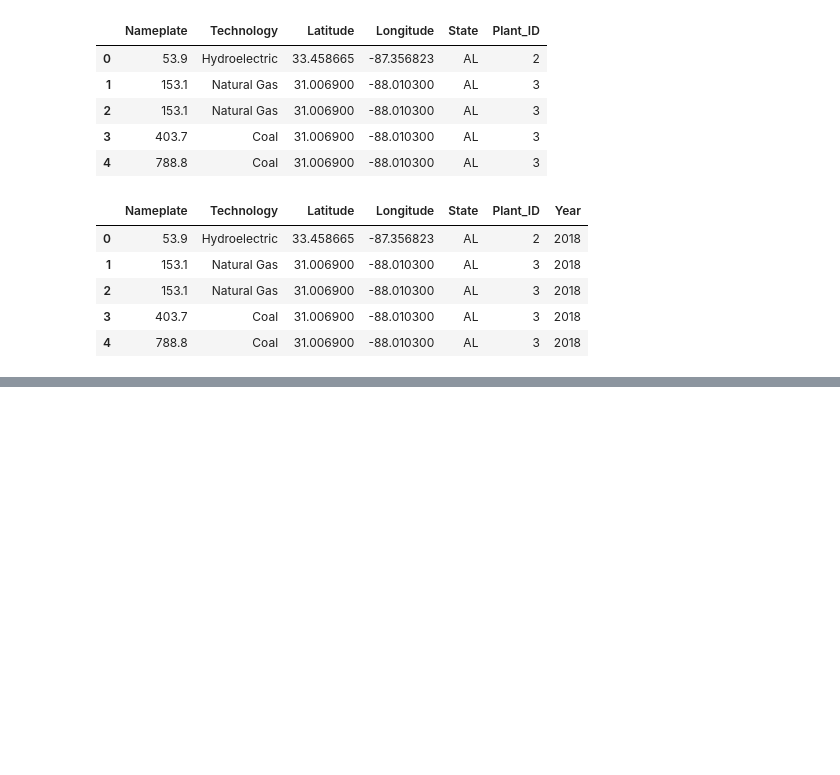
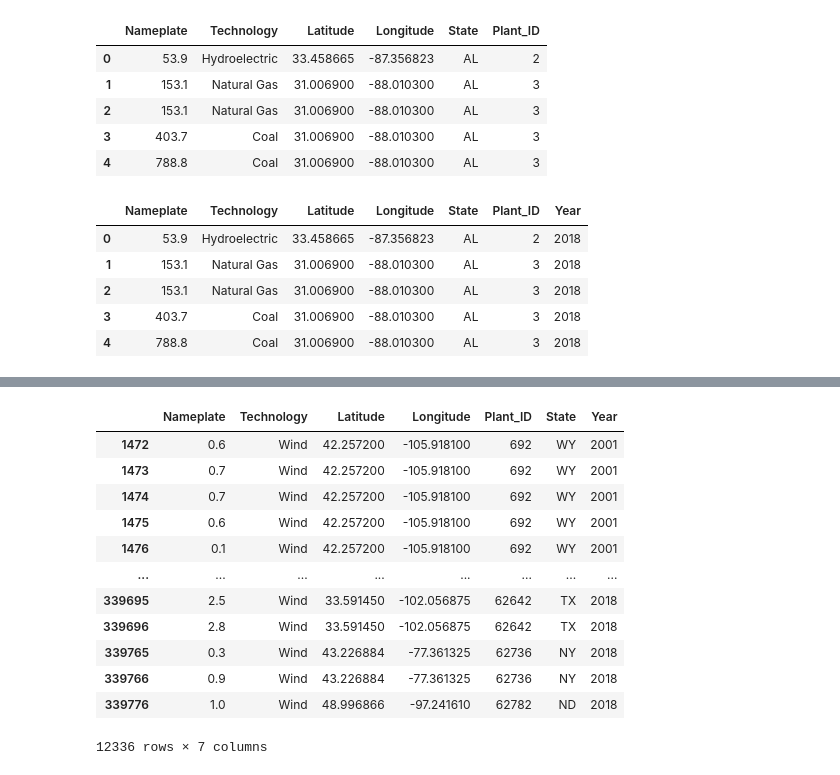
Before and after one commit to raj-cmyk/The-Coalition, a Jupyter notebook: load_data.ipynb, the cells around one changed output, grey strips where cells are left out. Drawn from its saved outputs; the diff is of its cells as text; code cells hidden in the pictures; blank space fills up the shorter version.

```diff
--- a/load_data.ipynb
+++ b/load_data.ipynb
@@ -471,0 +499,18 @@ combined_df
+# %%
+wind_df = combined_df.copy()
+wind_df = wind_df.loc[wind_df['Technology'] == 'Wind']
+wind_df
+# %% [output]
+|  | Nameplate | Technology | Latitude | Longitude | Plant_ID | State | Year |
+| 1472 | 0.6 | Wind | 42.257200 | -105.918100 | 692 | WY | 2001 |
+| 1473 | 0.7 | Wind | 42.257200 | -105.918100 | 692 | WY | 2001 |
+| 1474 | 0.7 | Wind | 42.257200 | -105.918100 | 692 | WY | 2001 |
+| 1475 | 0.6 | Wind | 42.257200 | -105.918100 | 692 | WY | 2001 |
+| 1476 | 0.1 | Wind | 42.257200 | -105.918100 | 692 | WY | 2001 |
+| ... | ... | ... | ... | ... | ... | ... | ... |
+| 339695 | 2.5 | Wind | 33.591450 | -102.056875 | 62642 | TX | 2018 |
+| 339696 | 2.8 | Wind | 33.591450 | -102.056875 | 62642 | TX | 2018 |
+| 339765 | 0.3 | Wind | 43.226884 | -77.361325 | 62736 | NY | 2018 |
+| 339766 | 0.9 | Wind | 43.226884 | -77.361325 | 62736 | NY | 2018 |
+| 339776 | 1.0 | Wind | 48.996866 | -97.241610 | 62782 | ND | 2018 |
+12336 rows × 7 columns
```
Also changed, not shown: parts of 18 cells of this notebook.
